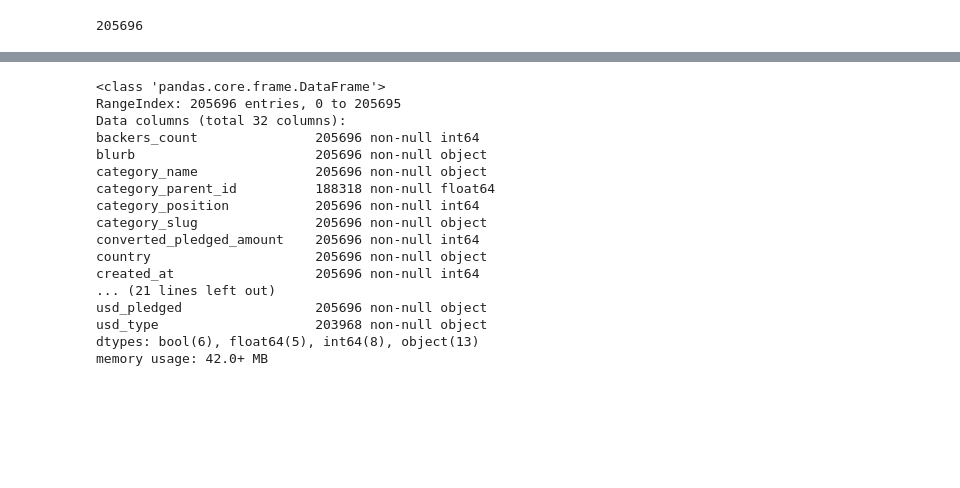
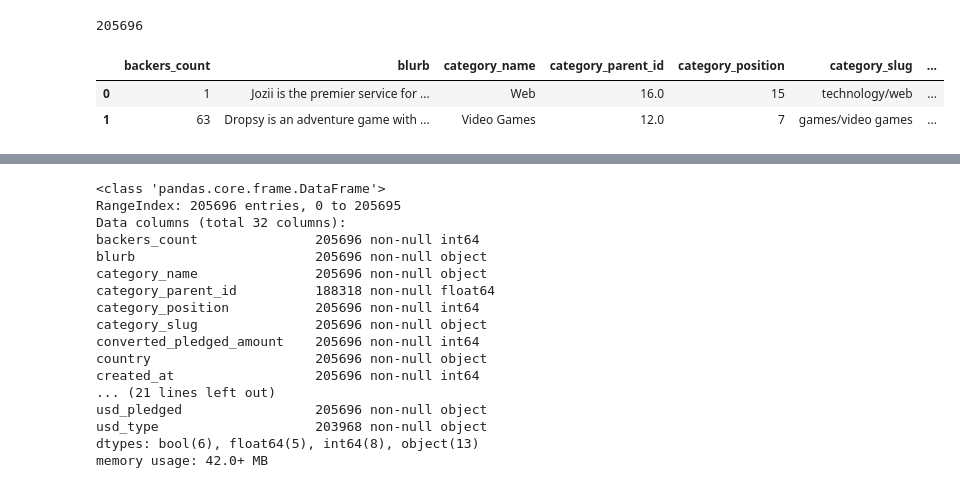
Before and after one commit to stevebachmeier/kickstarter-success-analysis, a Jupyter notebook: 01 Working - Data Import and Cleaning.ipynb, the cells around one changed output, grey strips where cells are left out. Cells and saved outputs as stored; diff of their text form; code cells hidden in the pictures; blank space fills up the shorter version.

```diff
--- a/01 Working - Data Import and Cleaning.ipynb
+++ b/01 Working - Data Import and Cleaning.ipynb
@@ -353,3 +355,12 @@ len(json_obj3)
 df00 = pd.DataFrame.from_records(json_obj3)
 # %%
 df00.to_csv("data/df00.csv", sep=",")
+# %%
+# ========================================
+# TRAIN/TEST/VALIDATION SPLIT
+# ========================================
+df00.head(2)
+# %% [output]
+|  | backers_count | blurb | category_name | category_parent_id | category_position | category_slug | ... |
+| 0 | 1 | Jozii is the premier service for ... | Web | 16.0 | 15 | technology/web | ... |
+| 1 | 63 | Dropsy is an adventure game with ... | Video Games | 12.0 | 7 | games/video games | ... |
```
Also changed, not shown: parts of 4 cells of this notebook, 1 other file.
